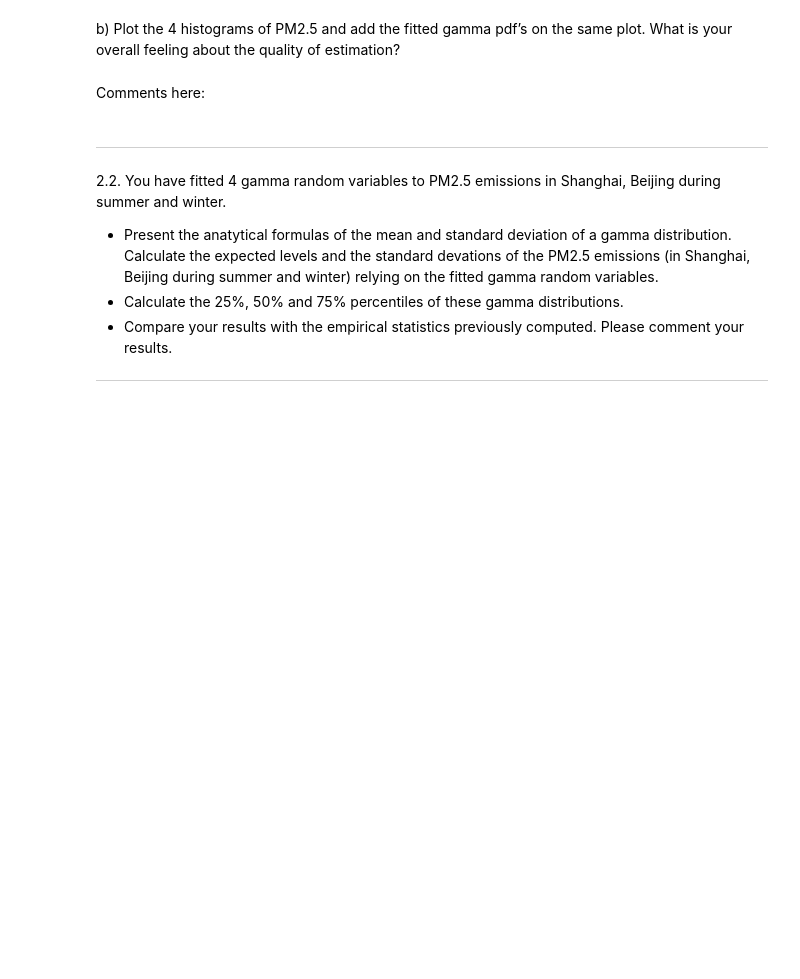
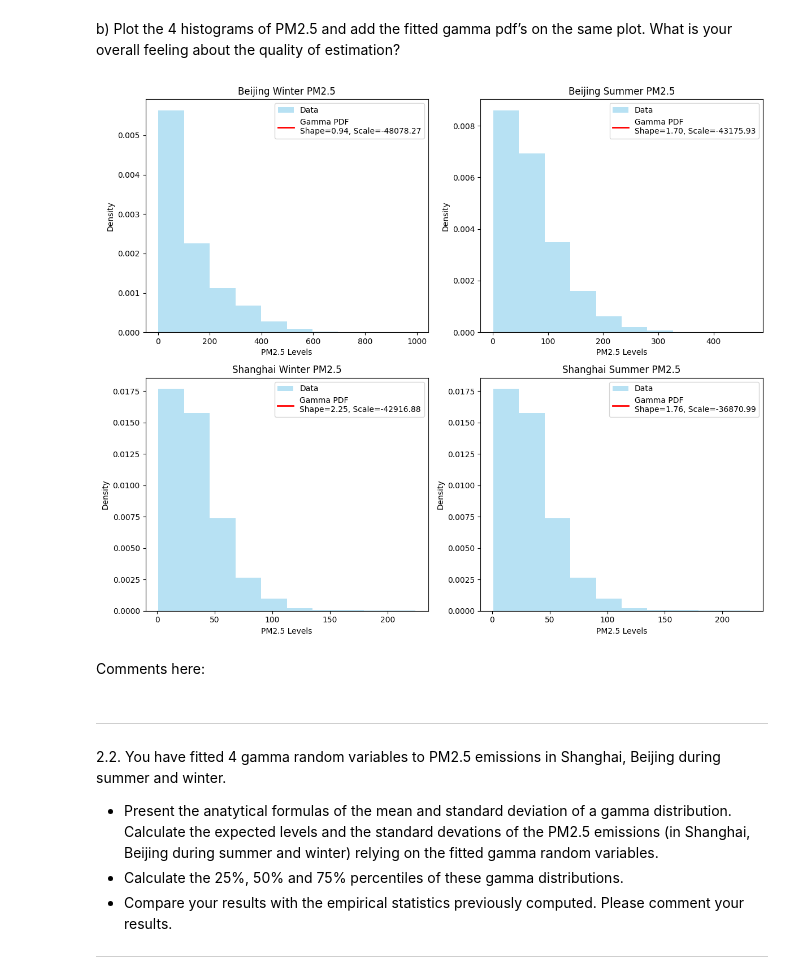
Before and after one commit to bolclaire/LEPL1109, a Jupyter notebook: Hackaton1.ipynb, the cells around one changed output. Cells and saved outputs as stored; diff of their text form; code cells hidden in the pictures; blank space fills up the shorter version.

Commit message:
Visualisation des datas dans un framework panda pour la premiere partie + correction du point 2.1

```diff
--- a/Hackaton1.ipynb
+++ b/Hackaton1.ipynb
@@ -295,3 +338,71 @@ b) Plot the 4 histograms of PM2.5 and add the fitted gamma pdf’s on the same p
+# %%
+# Code here
+import numpy as np
+import matplotlib.pyplot as plt
+from scipy.stats import gamma
+
+# Example PM2.5 data for Beijing and Shanghai (Winter & Summer)
+# These are placeholder data; replace them with actual PM2.5 data
+beijing_winter = np.array([75, 82, 90, 110, 95, 105, 87])
+beijing_summer = np.array([35, 40, 38, 30, 45, 50, 33])
+shanghai_winter = np.array([80, 85, 78, 92, 110, 99, 90])
+shanghai_summer = np.array([25, 30, 32, 28, 35, 40, 30])
+
+# Fitted Gamma parameters (from the MLE estimation in part a)
+# Replace these values with your estimated parameters from part (a)
+params = {
+    "Beijing Winter": (shape_bw, scale_bw, log_bw),
+    "Beijing Summer": (shape_bs, scale_bs, log_bs),
+    "Shanghai Winter": (shape_sw, scale_sw, log_sw),
+    "Shanghai Summer": (shape_ss, scale_ss, log_ss)
+}
+
+# Plotting function
+def plot_histogram_with_gamma(data, params, title):
+    shape, loc, scale = params
+
+    # Create a range of x values for the PDF plot
+    x = np.linspace(min(data), max(data), 100)
+
+    # Calculate the Gamma PDF for the given shape and scale
+    pdf = gamma.pdf(x, a=shape, loc=loc, scale=scale)
+
+    # Plot histogram of the data
+    plt.hist(data, bins=10, density=True, alpha=0.6, color='skyblue', label='Data')
+
+    # Plot the Gamma PDF
+    plt.plot(x, pdf, 'r-', lw=2, label=f'Gamma PDF\nShape={shape:.2f}, Scale={scale:.2f}')
+
+    # Add title and labels
+    plt.title(title)
+    plt.xlabel('PM2.5 Levels')
+    plt.ylabel('Density')
+    plt.legend()
+
+# Create the figure for the 4 plots
+plt.figure(figsize=(12, 10))
+
+# Beijing Winter
+plt.subplot(2, 2, 1)
+plot_histogram_with_gamma(colonne_winter_B, params["Beijing Winter"], 'Beijing Winter PM2.5')
+
+# Beijing Summer
+plt.subplot(2, 2, 2)
+plot_histogram_with_gamma(colonne_summer_B, params["Beijing Summer"], 'Beijing Summer PM2.5')
+
+# Shanghai Winter
+plt.subplot(2, 2, 3)
+plot_histogram_with_gamma(colonne_summer_S, params["Shanghai Winter"], 'Shanghai Winter PM2.5')
+
+# Shanghai Summer
+plt.subplot(2, 2, 4)
+plot_histogram_with_gamma(colonne_summer_S, params["Shanghai Summer"], 'Shanghai Summer PM2.5')
+
+# Adjust layout and show the plot
+plt.tight_layout()
+plt.show()
+# %% [output]
+[figure, added]
 # %% [markdown]
 Comments here:
 # %% [markdown]
```
Also changed, not shown: parts of 4 cells of this notebook.
